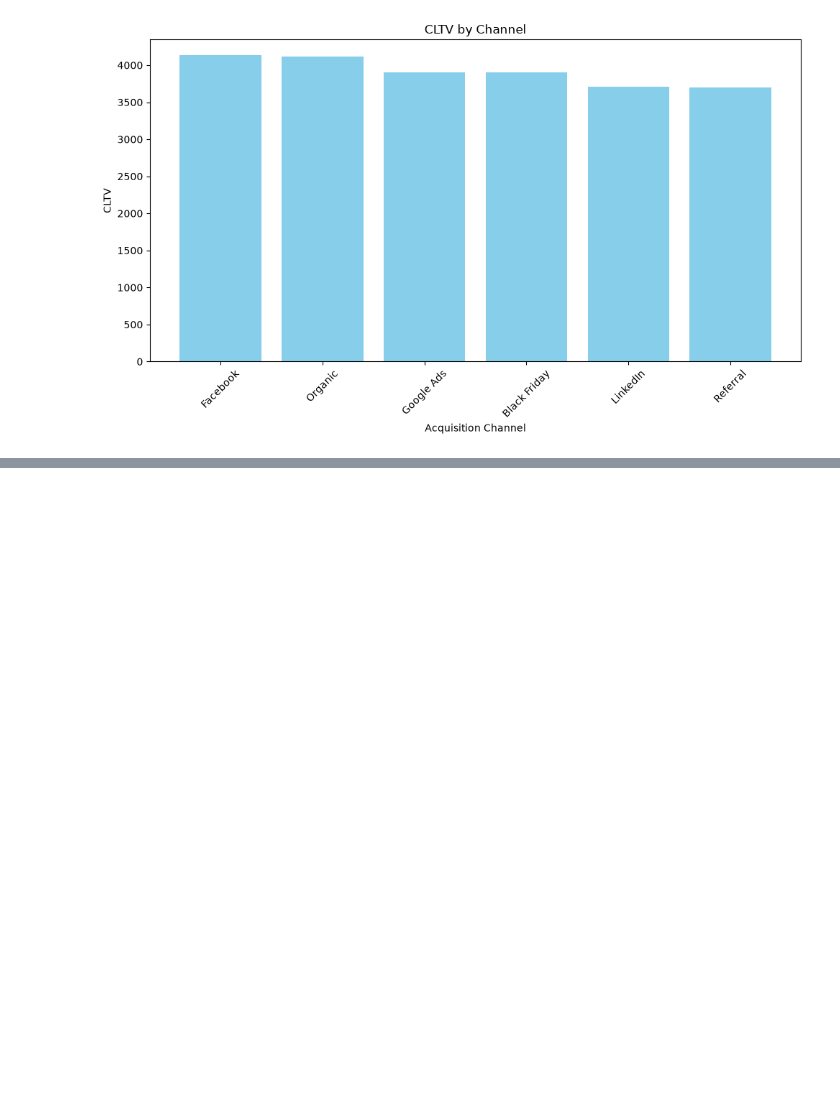
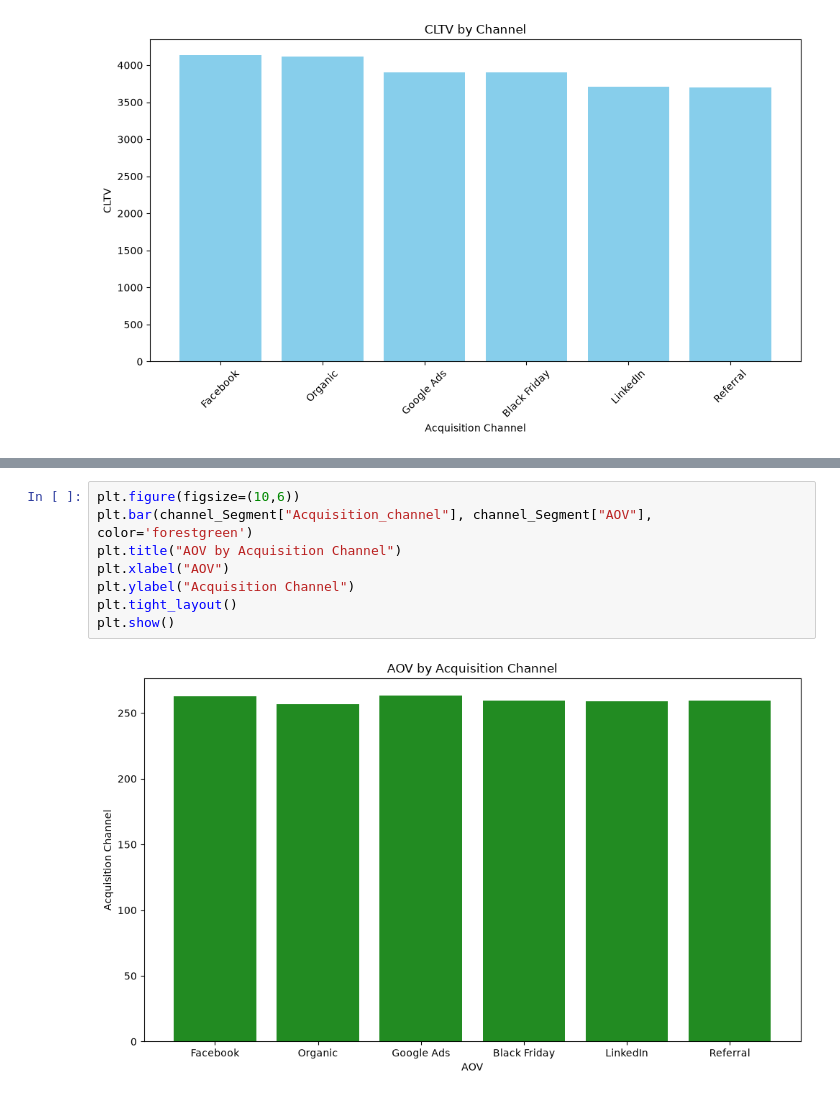
Before and after one commit to syedaswan03/e-commerce_cohort_retention, a Jupyter notebook: Week 4/Week4.ipynb, the cells around one changed output, grey strips where cells are left out. Cells and saved outputs as stored; diff of their text form; blank space fills up the shorter version.

```diff
--- a/Week 4/Week4.ipynb
+++ b/Week 4/Week4.ipynb
@@ -64,0 +76,10 @@ plt.show()
+# %%
+plt.figure(figsize=(10,6))
+plt.bar(channel_Segment["Acquisition_channel"], channel_Segment["AOV"], color='forestgreen')
+plt.title("AOV by Acquisition Channel")
+plt.xlabel("AOV")
+plt.ylabel("Acquisition Channel")
+plt.tight_layout()
+plt.show()
+# %% [output]
+[figure, added]
```
Also changed, not shown: parts of 9 cells of this notebook, 4 other files.
